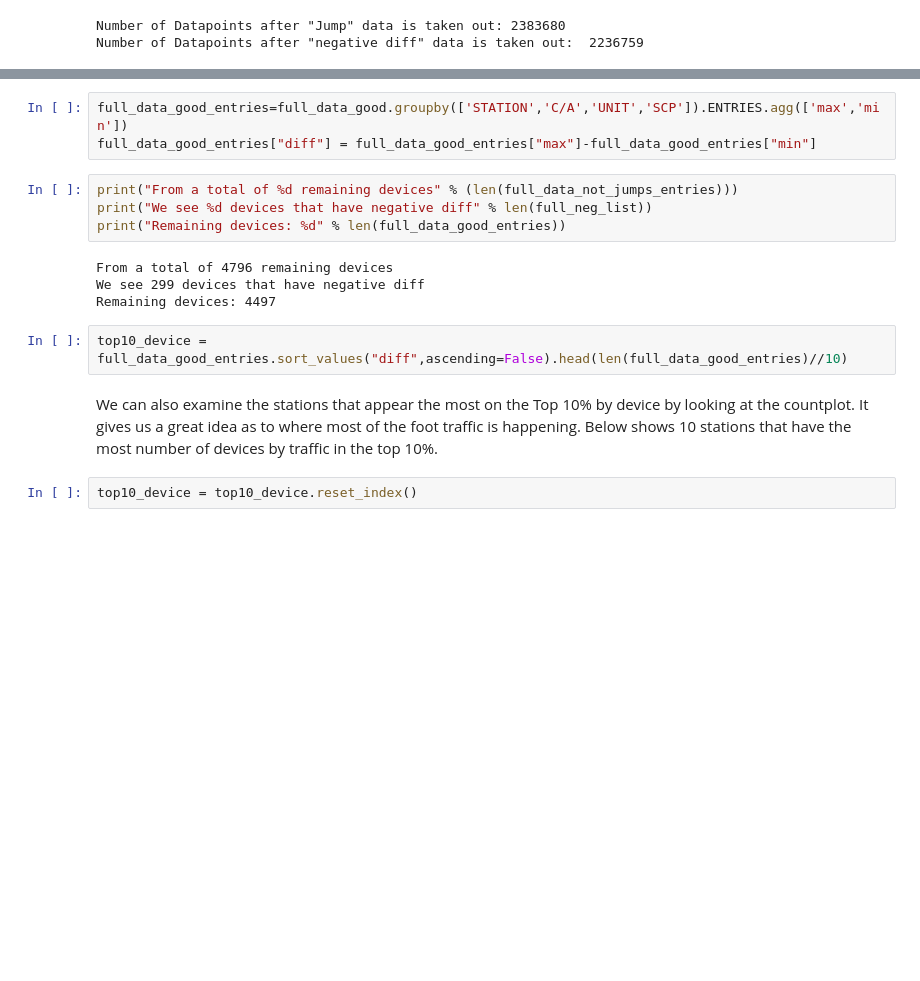
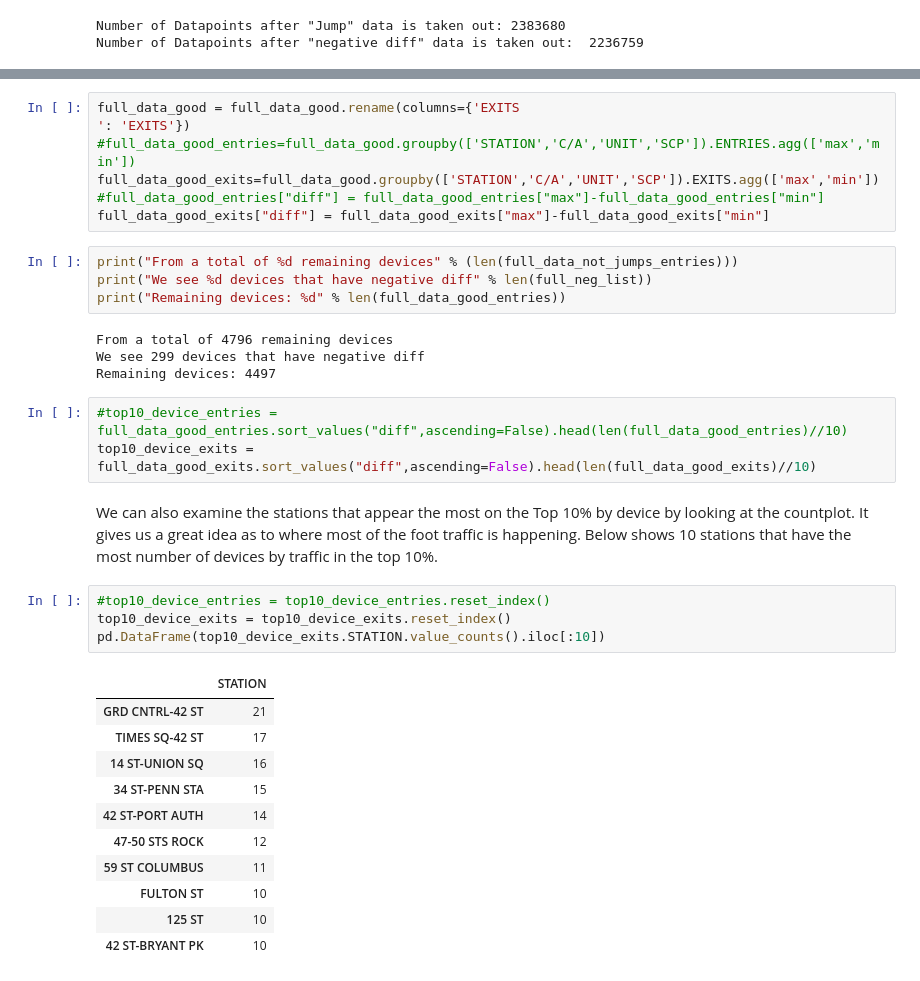
Before and after one commit to youngjeong46/MTA, a Jupyter notebook: Project 1 MTA.ipynb, the cells around one changed output, grey strips where cells are left out. Cells and saved outputs as stored; diff of their text form; blank space fills up the shorter version.

```diff
--- a/Project 1 MTA.ipynb
+++ b/Project 1 MTA.ipynb
@@ -409,6 +381,9 @@ We can sort the top 10% in entries by device the following way:
 # %%
-full_data_good_entries=full_data_good.groupby(['STATION','C/A','UNIT','SCP']).ENTRIES.agg(['max','min'])
-full_data_good_entries["diff"] = full_data_good_entries["max"]-full_data_good_entries["min"]
+full_data_good = full_data_good.rename(columns={'EXITS                                                               ': 'EXITS'})
+#full_data_good_entries=full_data_good.groupby(['STATION','C/A','UNIT','SCP']).ENTRIES.agg(['max','min'])
+full_data_good_exits=full_data_good.groupby(['STATION','C/A','UNIT','SCP']).EXITS.agg(['max','min'])
+#full_data_good_entries["diff"] = full_data_good_entries["max"]-full_data_good_entries["min"]
+full_data_good_exits["diff"] = full_data_good_exits["max"]-full_data_good_exits["min"]
 # %%
 print("From a total of %d remaining devices" % (len(full_data_not_jumps_entries)))
 print("We see %d devices that have negative diff" % len(full_neg_list))
@@ -418,8 +393,23 @@ From a total of 4796 remaining devices
 We see 299 devices that have negative diff
 Remaining devices: 4497
 # %%
-top10_device = full_data_good_entries.sort_values("diff",ascending=False).head(len(full_data_good_entries)//10)
+#top10_device_entries = full_data_good_entries.sort_values("diff",ascending=False).head(len(full_data_good_entries)//10)
+top10_device_exits = full_data_good_exits.sort_values("diff",ascending=False).head(len(full_data_good_exits)//10)
 # %% [markdown]
 We can also examine the stations that appear the most on the Top 10% by device by looking at the countplot. It gives us a great idea as to where most of the foot traffic is happening. Below shows 10 stations that have the most number of devices by traffic in the top 10%.
-# %%
-top10_device = top10_device.reset_index()
+# %%
+#top10_device_entries = top10_device_entries.reset_index()
+top10_device_exits = top10_device_exits.reset_index()
+pd.DataFrame(top10_device_exits.STATION.value_counts().iloc[:10])
+# %% [output]
+|  | STATION |
+| GRD CNTRL-42 ST | 21 |
+| TIMES SQ-42 ST | 17 |
+| 14 ST-UNION SQ | 16 |
+| 34 ST-PENN STA | 15 |
+| 42 ST-PORT AUTH | 14 |
+| 47-50 STS ROCK | 12 |
+| 59 ST COLUMBUS | 11 |
+| FULTON ST | 10 |
+| 125 ST | 10 |
+| 42 ST-BRYANT PK | 10 |
```
Also changed, not shown: parts of 41 cells of this notebook, 2 other files.
